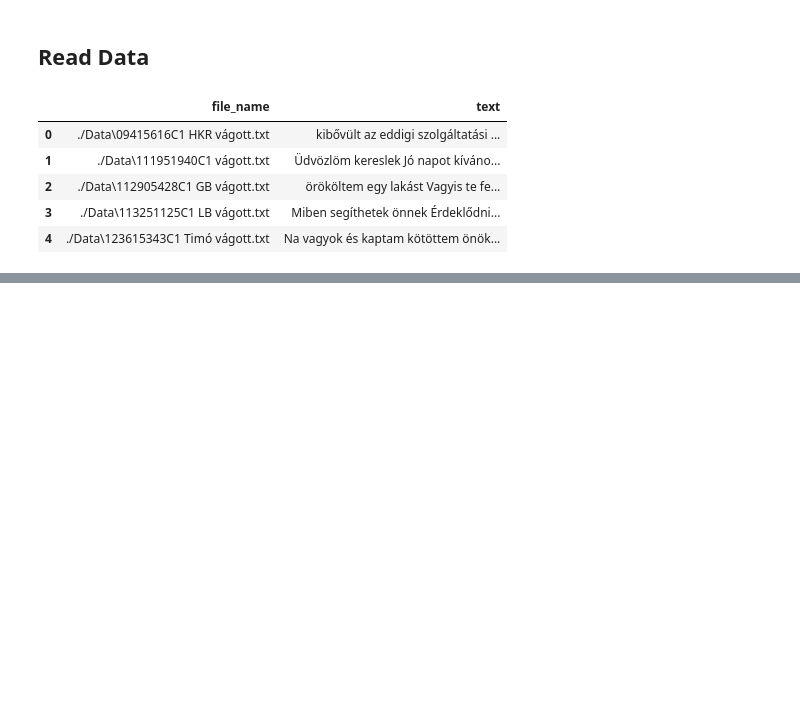
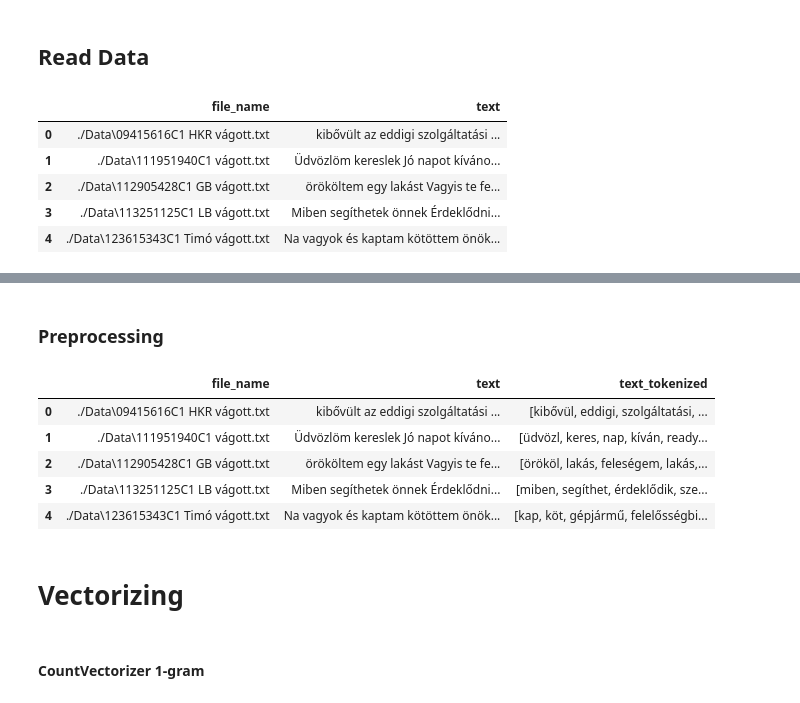
Before and after one commit to poorjanos/NLP-Tools, a Jupyter notebook: Text-Mining-101.ipynb, the cells around one changed output, grey strips where cells are left out. Cells and saved outputs as stored; diff of their text form; code cells hidden in the pictures; blank space fills up the shorter version.

```diff
--- a/Text-Mining-101.ipynb
+++ b/Text-Mining-101.ipynb
@@ -1,7 +1,9 @@
 # %% [markdown]
 ## Read Data
 # %%
+import numpy as np
 import pandas as pd
+import spacy
 import io
 import glob
 
@@ -9,12 +11,13 @@ filenames = glob.glob('./Data/*txt')
 file_name_and_text = {}
 
 for file in filenames:
-    with open(file, mode="r", encoding="utf-8") as target_file:
+    with io.open(file, mode="r", encoding="utf-8") as target_file:
          file_name_and_text[file] = target_file.read()
 
 df = pd.DataFrame.from_dict(file_name_and_text, orient='index')
 df.reset_index(inplace = True)
 df.columns = ['file_name', 'text']
+df
 # %% [output]
 |  | file_name | text |
 | 0 | ./Data\09415616C1 HKR vágott.txt | kibővült az eddigi szolgáltatási ... |
@@ -24,0 +38,3 @@ df.columns = ['file_name', 'text']
+# %%
+import hu_core_ud_lg
+nlp = hu_core_ud_lg.load()
@@ -24,0 +43,3 @@ df.columns = ['file_name', 'text']
+# %%
+nlp.vocab["nem"].is_stop = False
+nlp.Defaults.stop_words
@@ -24,0 +64,31 @@ df.columns = ['file_name', 'text']
+# %% [markdown]
+### Preprocessing
+# %%
+# Add custom stop words
+# nlp_hu.Defaults.stop_words |= {'', ''} -- add before lemmatization
+extra_stops = ['\n ', '\n', 'ugye', 'na', 'lehet', 'ön', 'ok', 'oké'] # add after lemmatization
+# %%
+calls = df['text']
+
+tokenized_calls = []
+for call in calls:
+    doc = nlp(call.lower())
+    text = []
+    for word in doc:
+        if not word.is_stop and not word.is_punct and not word.like_num and word.lemma_ not in extra_stops:
+            text.append(word.lemma_)
+    tokenized_calls.append(text)
+
+df['text_tokenized'] = tokenized_calls
+df
+# %% [output]
+|  | file_name | text | text_tokenized |
+| 0 | ./Data\09415616C1 HKR vágott.txt | kibővült az eddigi szolgáltatási ... | [kibővül, eddigi, szolgáltatási, ... |
+| 1 | ./Data\111951940C1 vágott.txt | Üdvözlöm kereslek Jó napot kíváno... | [üdvözl, keres, nap, kíván, ready... |
+| 2 | ./Data\112905428C1 GB vágott.txt | örököltem egy lakást Vagyis te fe... | [örököl, lakás, feleségem, lakás,... |
+| 3 | ./Data\113251125C1 LB vágott.txt | Miben segíthetek önnek Érdeklődni... | [miben, segíthet, érdeklődik, sze... |
+| 4 | ./Data\123615343C1 Timó vágott.txt | Na vagyok és kaptam kötöttem önök... | [kap, köt, gépjármű, felelősségbi... |
+# %% [markdown]
+# Vectorizing
+# %% [markdown]
+#### CountVectorizer 1-gram
```
Also changed, not shown: parts of 12 cells of this notebook.
